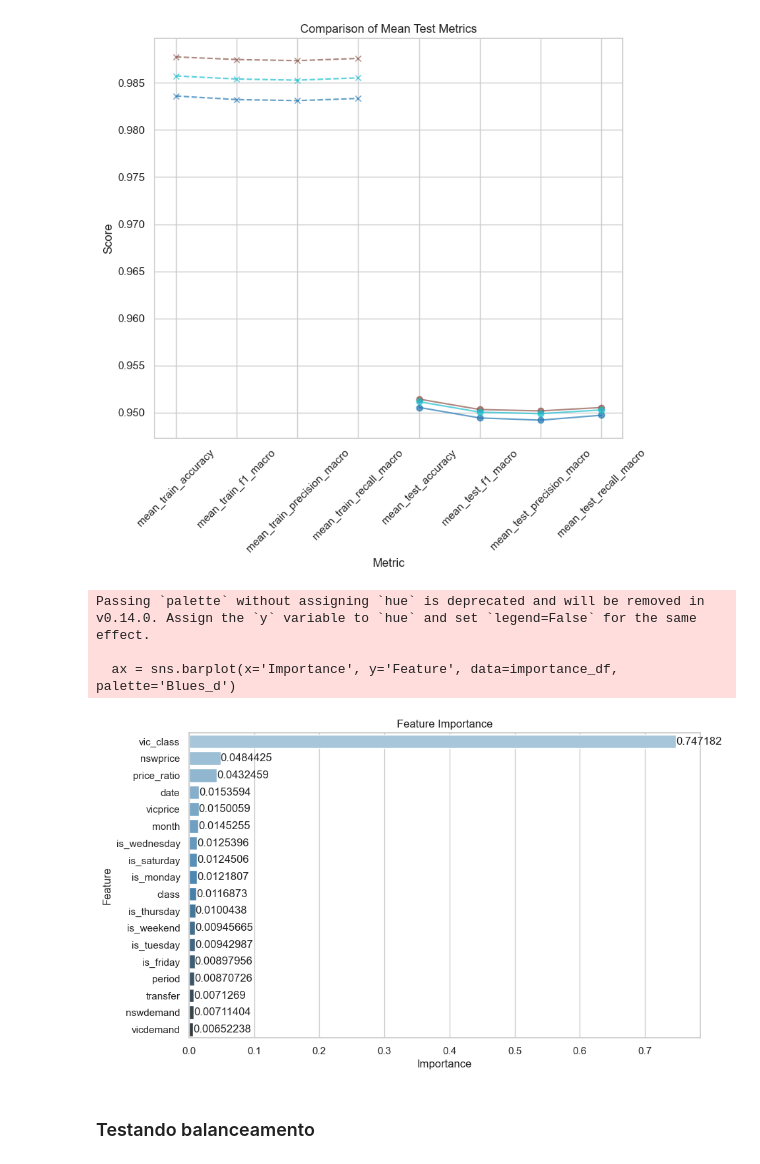
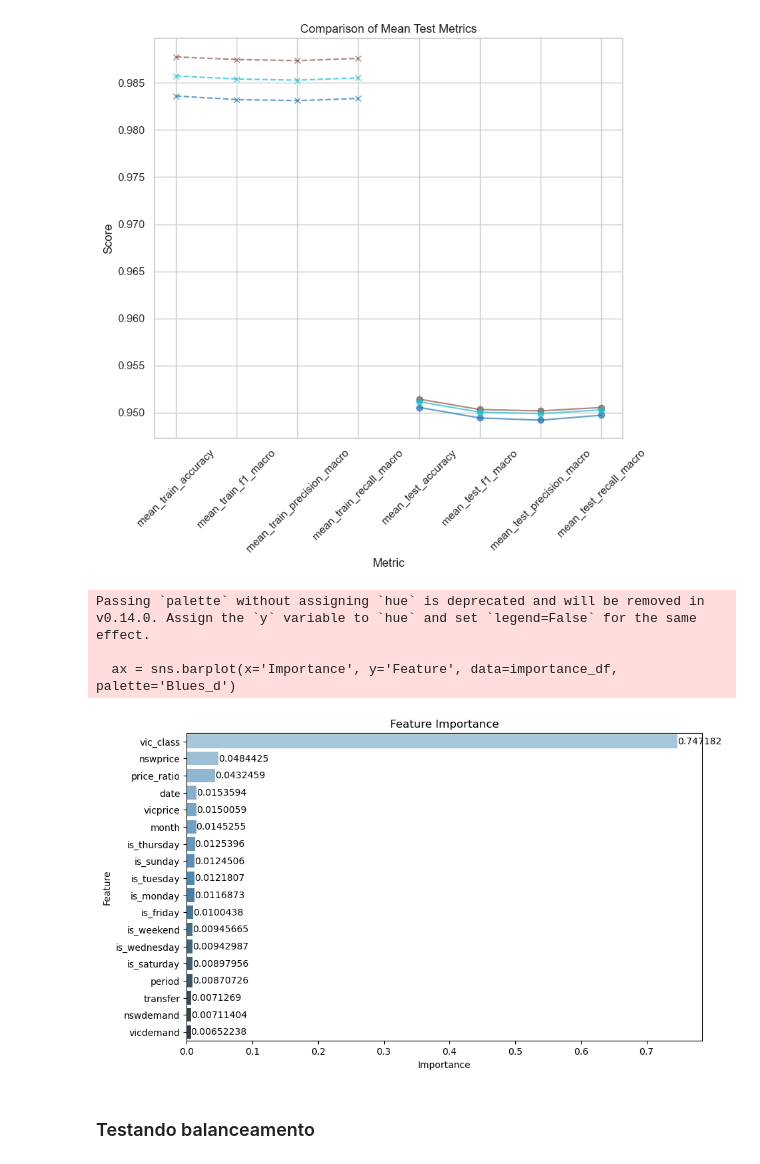
Before and after one commit to FrederickAlmeida/electricity-classification, a Jupyter notebook: hypertuning/xgboost.ipynb, the cells around one changed output. Saved outputs shown, nothing was run; the diff lists cells and outputs as text; code cells hidden in the pictures.

```diff
--- a/hypertuning/xgboost.ipynb
+++ b/hypertuning/xgboost.ipynb
@@ -34,6 +34,3 @@ y_train = joblib.load('../data/y_train.pkl')
 X_train.shape, y_train.shape
 # %% [output]
 ((36249, 18), (36249,))
-# %%
-map_func = np.vectorize(lambda x: 0 if x == 'DOWN' else 1)
-y_train = map_func(y_train)
@@ -219,27 +212,28 @@ view_test_metrics(True, 3, results)
 [figure]
 # %%
 col_names = joblib.load('../data/cols.pkl')
+col_names = col_names.drop('class')
 # %%
 def feature_importance(model):
     importances = model.feature_importances_
     importance_df = pd.DataFrame({
-        'Feature': col_names[:-1],
+        'Feature': col_names,
         'Importance': importances
     })
 
     importance_df = importance_df.sort_values(by='Importance', ascending=False)
     plt.figure(figsize=(10, 6))
     ax = sns.barplot(x='Importance', y='Feature', data=importance_df, palette='Blues_d')
     for container in ax.containers:
         ax.bar_label(container)
     plt.title('Feature Importance')
     plt.show()
 feature_importance(rs.best_estimator_)
 # %% [output]
 Passing `palette` without assigning `hue` is deprecated and will be removed in v0.14.0. Assign the `y` variable to `hue` and set `legend=False` for the same effect.
 
   ax = sns.barplot(x='Importance', y='Feature', data=importance_df, palette='Blues_d')
-[figure, old version]
+[figure, new version]
 # %% [markdown]
 ### Testando balanceamento
 # %%
```
Also changed, not shown: parts of 2 cells of this notebook.
